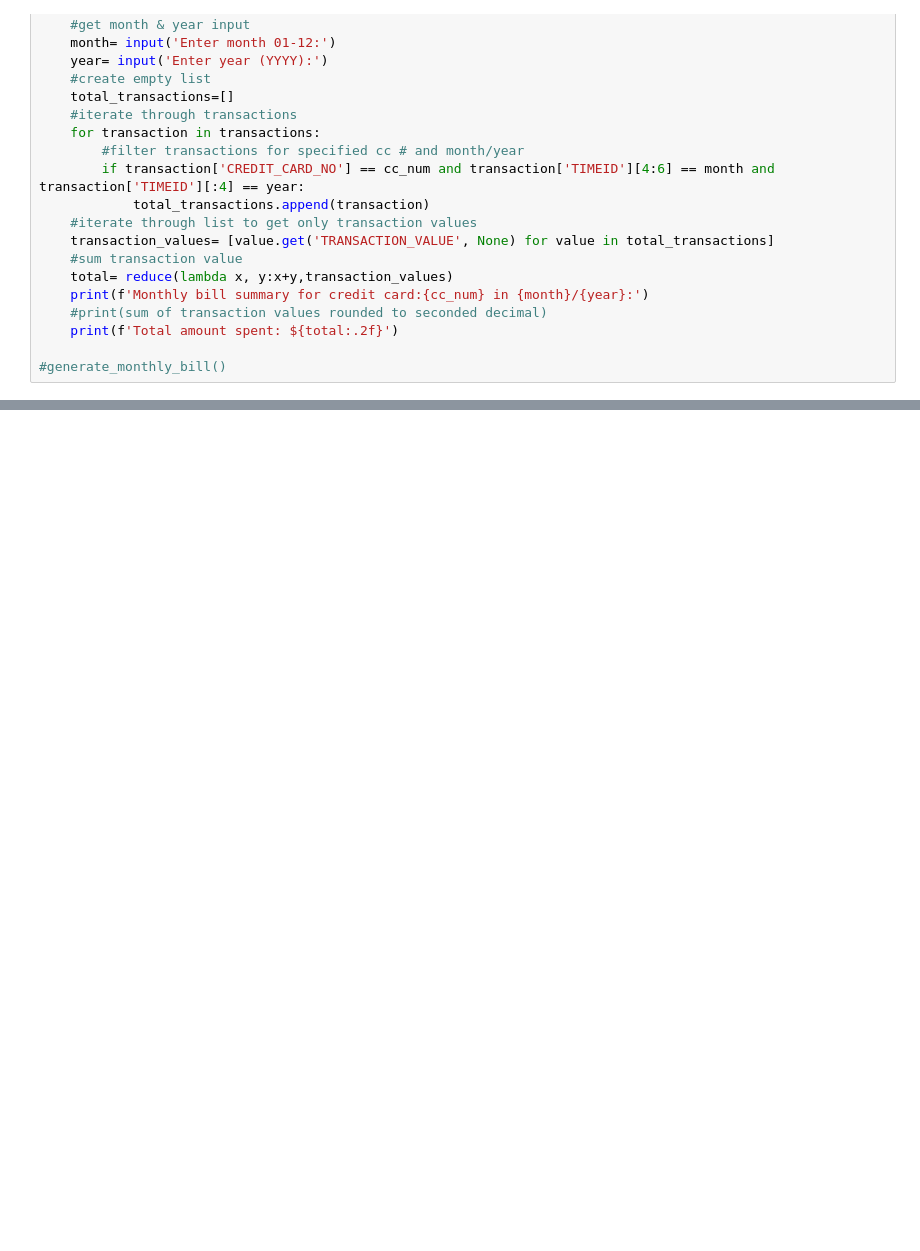
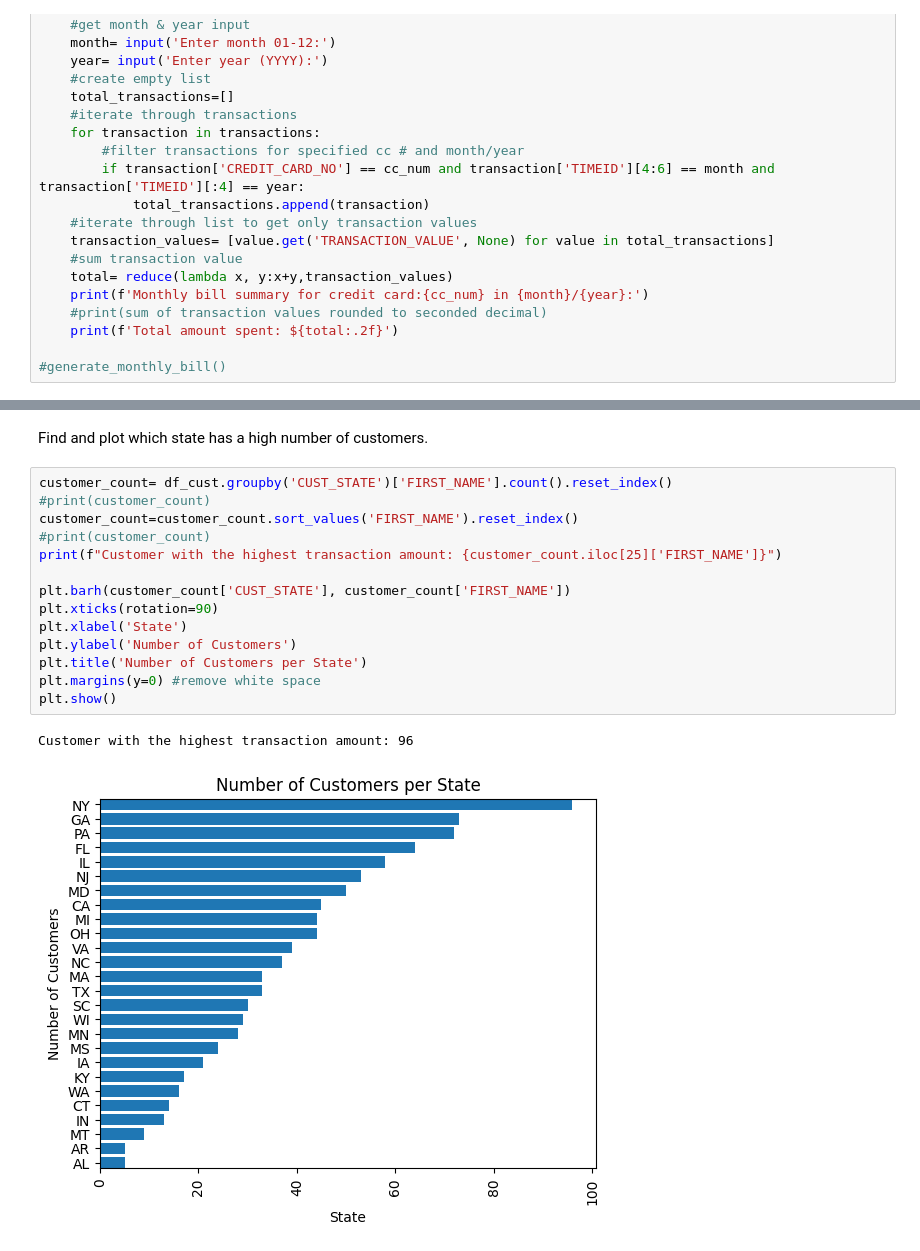
Before and after one commit to MayaCampbell/Data-Transformation-and-Python-Based-User-Menu-Developement-Project, a Jupyter notebook: credit_card.ipynb, the cells around one changed output, grey strips where cells are left out. Drawn from its saved outputs; the diff is of its cells as text; blank space fills up the shorter version.

```diff
--- a/credit_card.ipynb
+++ b/credit_card.ipynb
@@ -705,0 +732,19 @@ display_transaction_between_two_dates()
+# %% [markdown]
+Find and plot which state has a high number of customers.
+# %%
+customer_count= df_cust.groupby('CUST_STATE')['FIRST_NAME'].count().reset_index()
+#print(customer_count)
+customer_count=customer_count.sort_values('FIRST_NAME').reset_index()
+#print(customer_count)
+print(f"Customer with the highest transaction amount: {customer_count.iloc[25]['FIRST_NAME']}")
+
+plt.barh(customer_count['CUST_STATE'], customer_count['FIRST_NAME'])
+plt.xticks(rotation=90)
+plt.xlabel('State')
+plt.ylabel('Number of Customers')
+plt.title('Number of Customers per State')
+plt.margins(y=0) #remove white space
+plt.show()
+# %% [output]
+Customer with the highest transaction amount: 96
+[figure, added]
```
Also changed, not shown: parts of 6 cells of this notebook, 1 other file.
